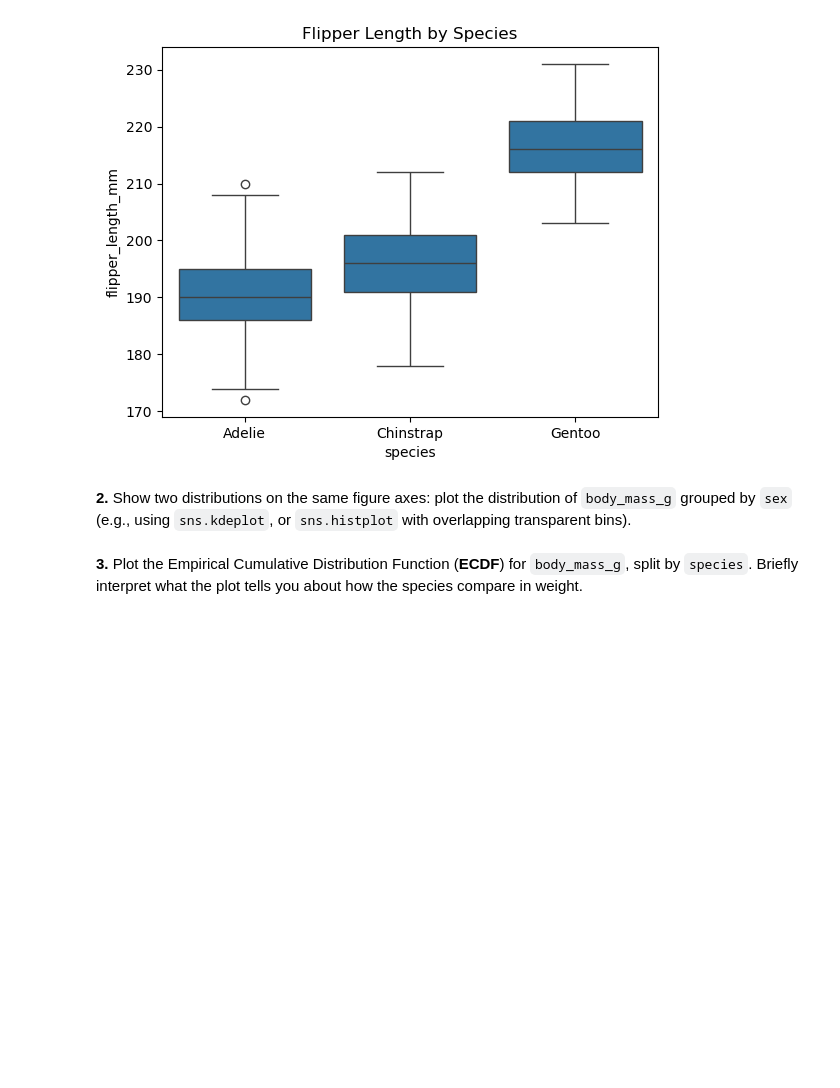
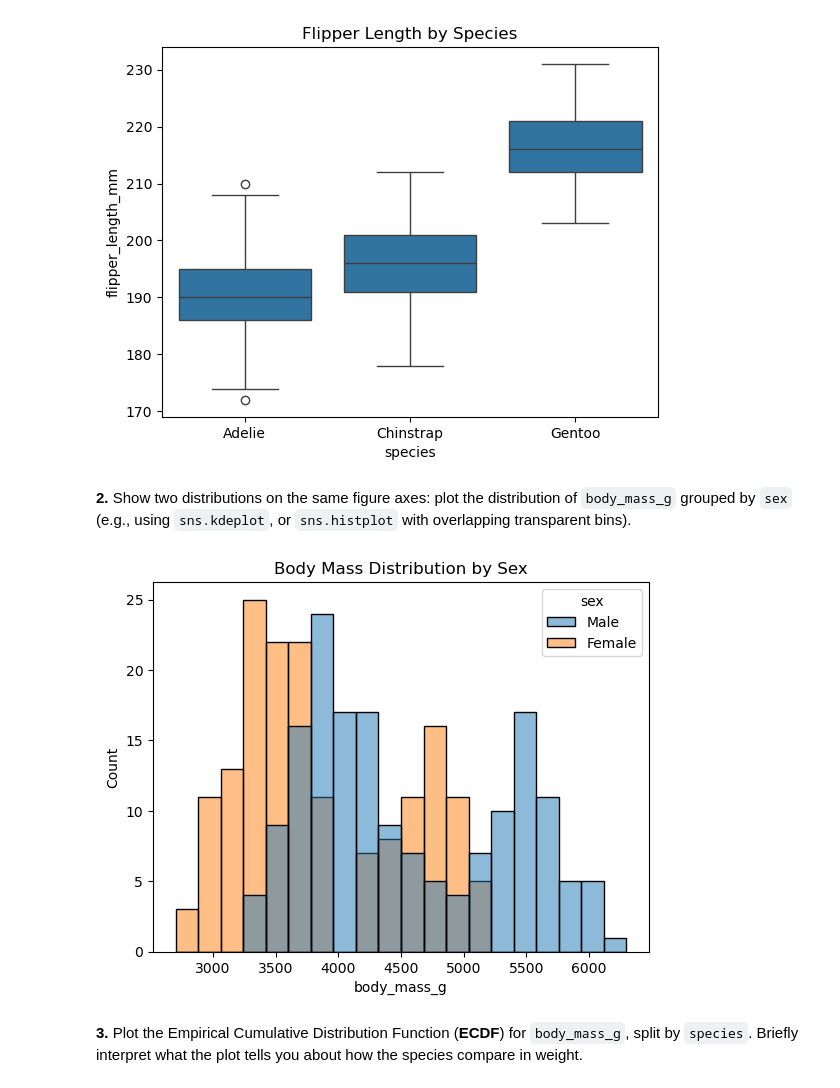
Before and after one commit to Layan-Alamri/B5, a Jupyter notebook: student/C2/m3-2_exercise.ipynb, the cells around one changed output. Saved outputs shown, nothing was run; the diff lists cells and outputs as text; code cells hidden in the pictures; blank space fills up the shorter version.

```diff
--- a/student/C2/m3-2_exercise.ipynb
+++ b/student/C2/m3-2_exercise.ipynb
@@ -109,3 +107,10 @@ plt.show()
+# %%
+# YOUR CODE
+sns.histplot(data=penguins, x="body_mass_g", hue="sex", alpha=0.5, bins=20)
+plt.title("Body Mass Distribution by Sex")
+plt.show()
+# %% [output]
+[figure, added]
 # %% [markdown]
 
 
```
Also changed, not shown: parts of 1 cell of this notebook.
